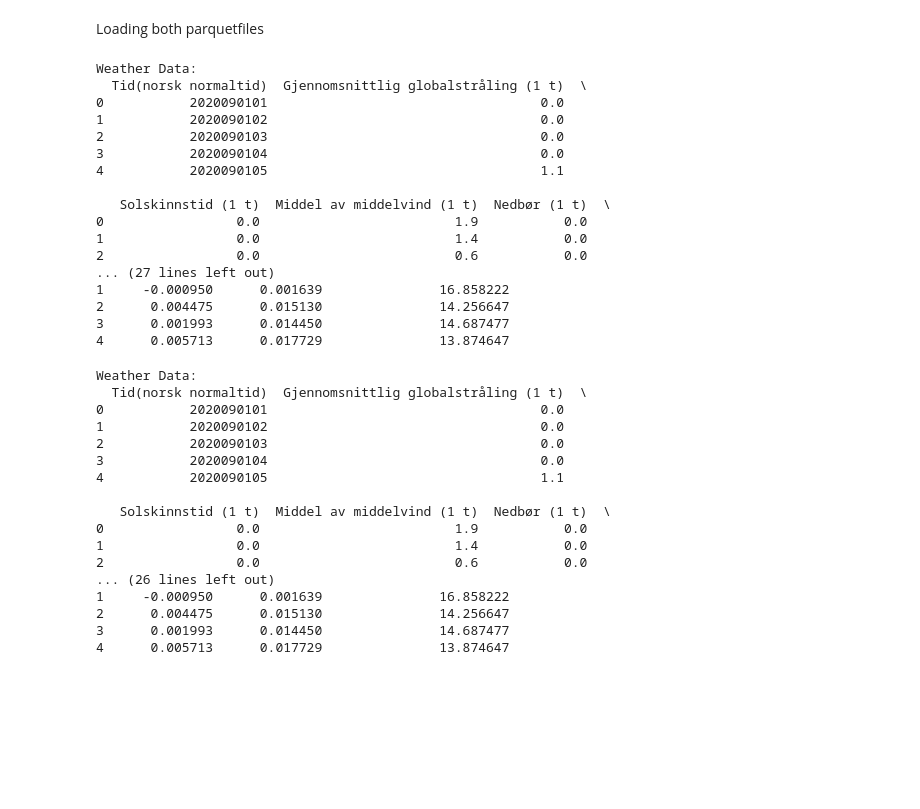
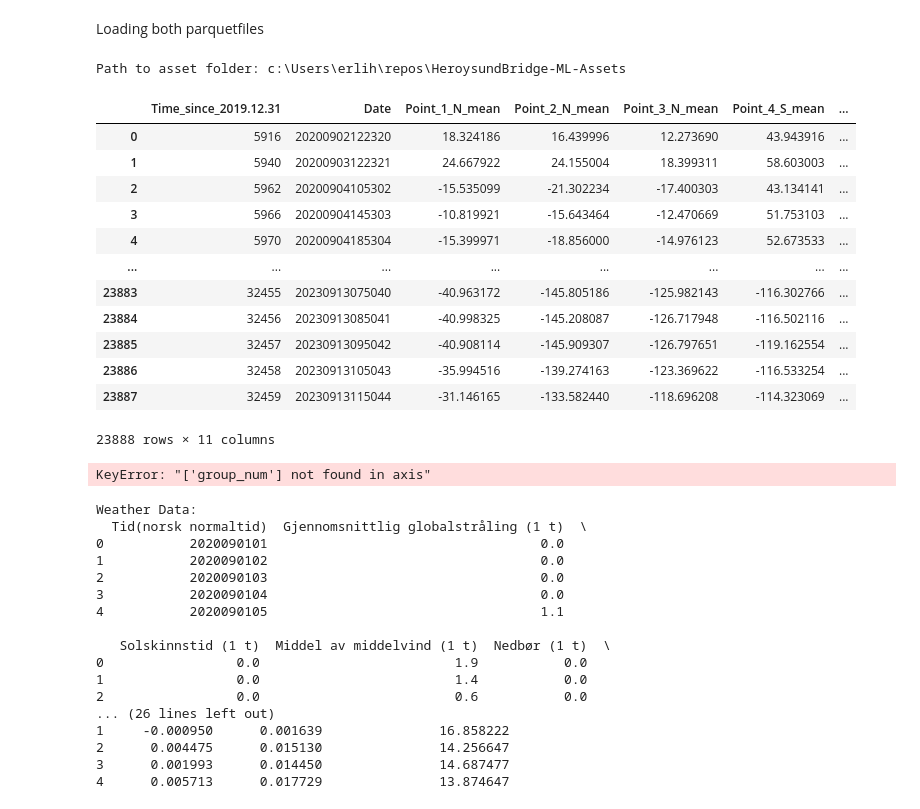
Before and after one commit to TheCodingBadger/HeroysundBridge-ML, a Jupyter notebook: src/data_processing/add_weather_data.ipynb, the cells around one changed output. Saved outputs shown, nothing was run; the diff lists cells and outputs as text; code cells hidden in the pictures; blank space fills up the shorter version.

```diff
--- a/src/data_processing/add_weather_data.ipynb
+++ b/src/data_processing/add_weather_data.ipynb
@@ -6,44 +7,45 @@ import matplotlib.pyplot as plt
 # %% [markdown]
 Loading both parquetfiles
 # %%
-file_path_weather = r'C:\Users\200408\OneDrive - Betonmast\Skrivebord\NTNU\Prosjektoppgave\Klimadata\output_file.parquet'
-file_path_sensor = r'C:\Users\200408\OneDrive - Betonmast\Skrivebord\NTNU\Prosjektoppgave\Averages\average_per_hour_new.parquet'
+# Set the path to the git folder and the asset folder
+asset_folder = os.path.abspath(os.path.join(os.getcwd(), '..', '..', '..', 'HeroysundBridge-ML-Assets'))
+print("Path to asset folder:", asset_folder)
 
+file_path_weather = os.path.join(asset_folder, 'silver', 'weather_data_v01.parquet')
+file_path_sensor = os.path.join(asset_folder, 'silver', 'sensor_data_v01.parquet')
 
 # Read the Parquet files into Pandas DataFrames
 weather_data = pd.read_parquet(file_path_weather)
 sensor_data = pd.read_parquet(file_path_sensor)
 
 # Remove the 'group_num' column from sensor_data DataFrame
 sensor_data = sensor_data.drop('group_num', axis=1)
 # Rename the column
 sensor_data = sensor_data.rename(columns={'Days_since_2019.12.31': 'Hours_since_2019.12.31'})
 
 
 # Display the contents of the DataFrames
 print("Weather Data:")
 print(weather_data.head())  # Display the first few rows
 
 print("\nSensor Data:")
 print(sensor_data.head())  # Display the first few rows
 # %% [output]
-Weather Data:
-  Tid(norsk normaltid)  Gjennomsnittlig globalstråling (1 t)  \
-0           2020090101                                   0.0
-1           2020090102                                   0.0
-2           2020090103                                   0.0
-3           2020090104                                   0.0
-4           2020090105                                   1.1
-
-   Solskinnstid (1 t)  Middel av middelvind (1 t)  Nedbør (1 t)  \
-0                 0.0                         1.9           0.0
-1                 0.0                         1.4           0.0
-2                 0.0                         0.6           0.0
-... (27 lines left out)
-1     -0.000950      0.001639               16.858222
-2      0.004475      0.015130               14.256647
-3      0.001993      0.014450               14.687477
-4      0.005713      0.017729               13.874647
+Path to asset folder: c:\Users\erlih\repos\HeroysundBridge-ML-Assets
+|  | Time_since_2019.12.31 | Date | Point_1_N_mean | Point_2_N_mean | Point_3_N_mean | Point_4_S_mean | ... |
+| 0 | 5916 | 20200902122320 | 18.324186 | 16.439996 | 12.273690 | 43.943916 | ... |
+| 1 | 5940 | 20200903122321 | 24.667922 | 24.155004 | 18.399311 | 58.603003 | ... |
+| 2 | 5962 | 20200904105302 | -15.535099 | -21.302234 | -17.400303 | 43.134141 | ... |
+| 3 | 5966 | 20200904145303 | -10.819921 | -15.643464 | -12.470669 | 51.753103 | ... |
+| 4 | 5970 | 20200904185304 | -15.399971 | -18.856000 | -14.976123 | 52.673533 | ... |
+| ... | ... | ... | ... | ... | ... | ... | ... |
+| 23883 | 32455 | 20230913075040 | -40.963172 | -145.805186 | -125.982143 | -116.302766 | ... |
+| 23884 | 32456 | 20230913085041 | -40.998325 | -145.208087 | -126.717948 | -116.502116 | ... |
+| 23885 | 32457 | 20230913095042 | -40.908114 | -145.909307 | -126.797651 | -119.162554 | ... |
+| 23886 | 32458 | 20230913105043 | -35.994516 | -139.274163 | -123.369622 | -116.533254 | ... |
+| 23887 | 32459 | 20230913115044 | -31.146165 | -133.582440 | -118.696208 | -114.323069 | ... |
+23888 rows × 11 columns
+KeyError: "['group_num'] not found in axis"
 # %%
 # Slice the "Date" column to keep only the first 10 characters
 sensor_data['Date'] = sensor_data['Date'].astype(str).str.slice(0, 10)
```
Also changed, not shown: parts of 1 cell of this notebook, 12 other files.
